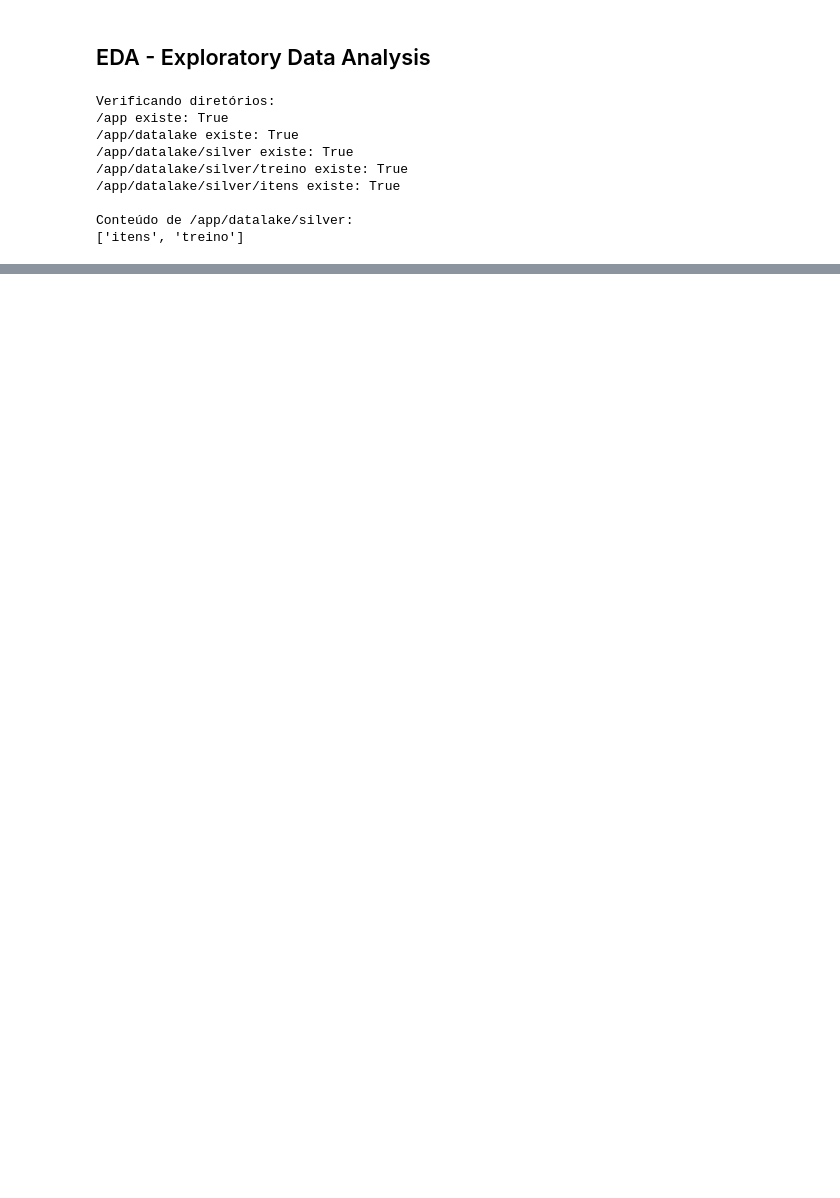
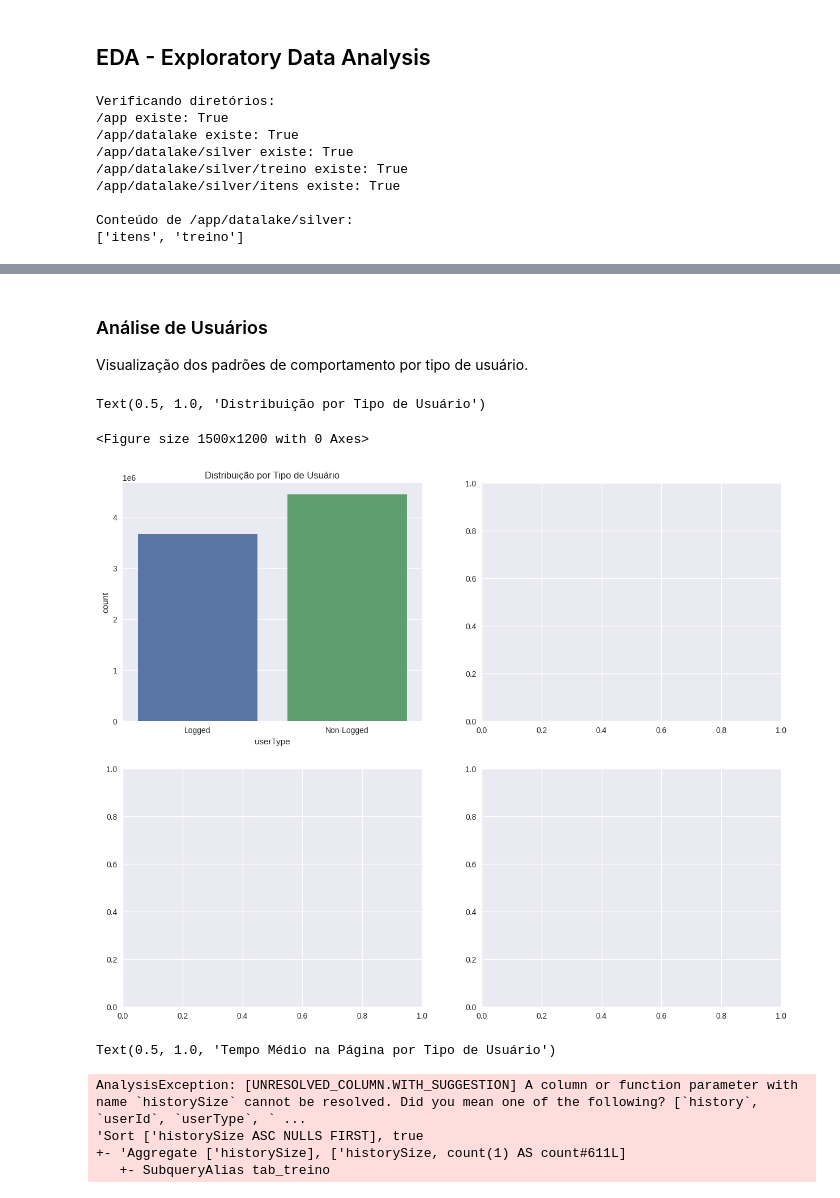
Before and after one commit to brunomcr/1MLET_FASE5_DATATHON, a Jupyter notebook: eda_exploratory_data_analysis.ipynb, the cells around one changed output, grey strips where cells are left out. Cells and saved outputs as stored; diff of their text form; code cells hidden in the pictures; blank space fills up the shorter version.

```diff
--- a/eda_exploratory_data_analysis.ipynb
+++ b/eda_exploratory_data_analysis.ipynb
@@ -91,0 +440,50 @@ treino.select("timeOnPageHistory").describe().show()
+# %% [markdown]
+### Análise de Usuários
+Visualização dos padrões de comportamento por tipo de usuário.
+# %%
+plt.figure(figsize=(15, 12))
+
+# Criar subplots
+fig, ((ax1, ax2), (ax3, ax4)) = plt.subplots(2, 2, figsize=(15, 12))
+
+# 1. Distribuição de tipos de usuário
+user_type_dist = spark.sql("""
+    SELECT userType, COUNT(*) as count
+    FROM tab_treino
+    GROUP BY userType
+""").toPandas()
+
+sns.barplot(data=user_type_dist, x='userType', y='count', ax=ax1)
+ax1.set_title('Distribuição por Tipo de Usuário')
+# %% [output]
+Text(0.5, 1.0, 'Distribuição por Tipo de Usuário')
+<Figure size 1500x1200 with 0 Axes>
+[figure, added]
+# %%
+# 2. Tempo médio na página por tipo de usuário
+time_by_type = spark.sql("""
+    SELECT userType, AVG(timeOnPageHistory) as avg_time
+    FROM tab_treino
+    GROUP BY userType
+""").toPandas()
+
+sns.barplot(data=time_by_type, x='userType', y='avg_time', ax=ax2)
+ax2.set_title('Tempo Médio na Página por Tipo de Usuário')
+# %% [output]
+Text(0.5, 1.0, 'Tempo Médio na Página por Tipo de Usuário')
+# %%
+# 3. Distribuição do tamanho do histórico
+history_dist = spark.sql("""
+    SELECT historySize, COUNT(*) as count
+    FROM tab_treino
+    GROUP BY historySize
+    ORDER BY historySize
+""").toPandas()
+
+sns.histplot(data=history_dist, x='historySize', y='count', ax=ax3)
+ax3.set_title('Distribuição do Tamanho do Histórico')
+# %% [output]
+AnalysisException: [UNRESOLVED_COLUMN.WITH_SUGGESTION] A column or function parameter with name `historySize` cannot be resolved. Did you mean one of the following? [`history`, `userId`, `userType`, ` ...
+'Sort ['historySize ASC NULLS FIRST], true
++- 'Aggregate ['historySize], ['historySize, count(1) AS count#611L]
+   +- SubqueryAlias tab_treino
```
Also changed, not shown: parts of 18 cells of this notebook, 1 other file.
